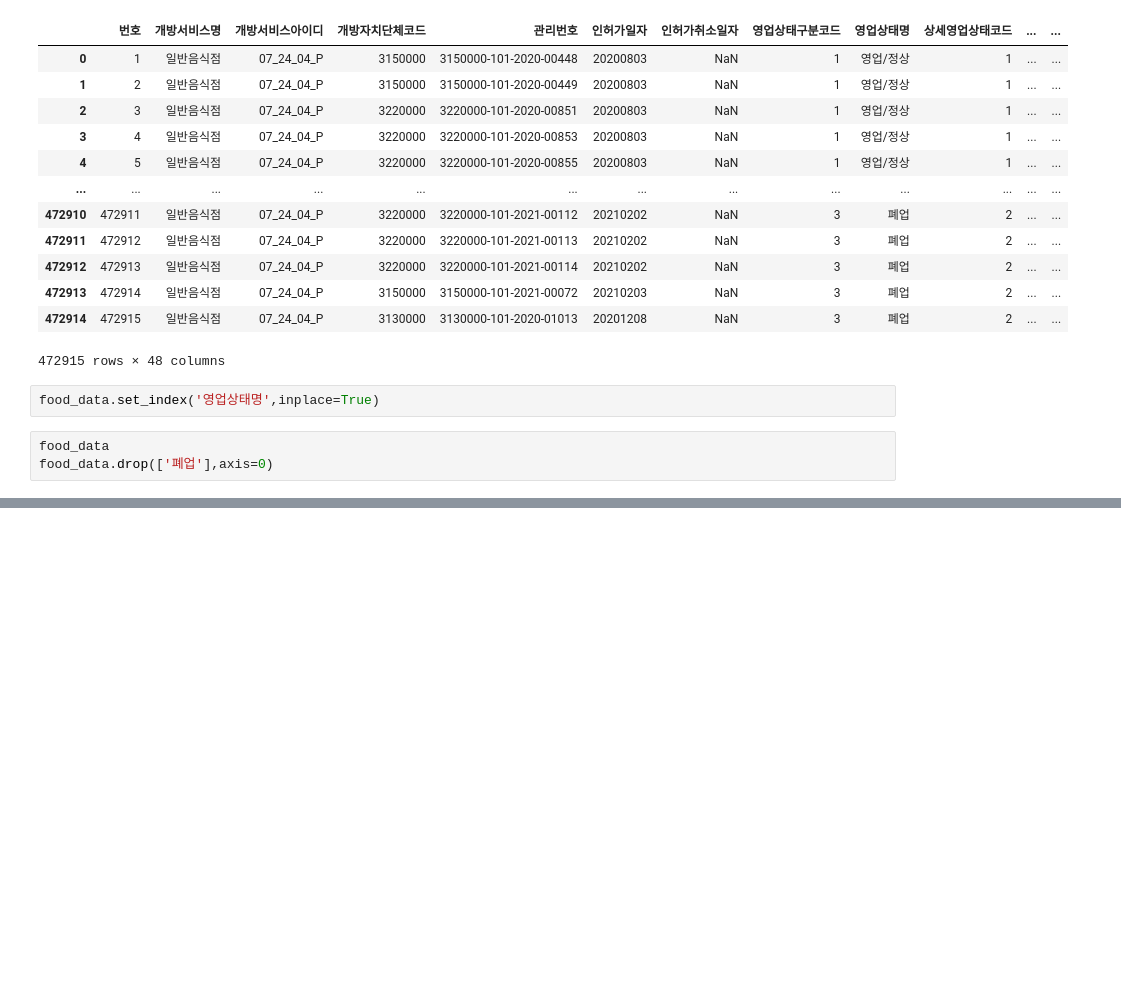
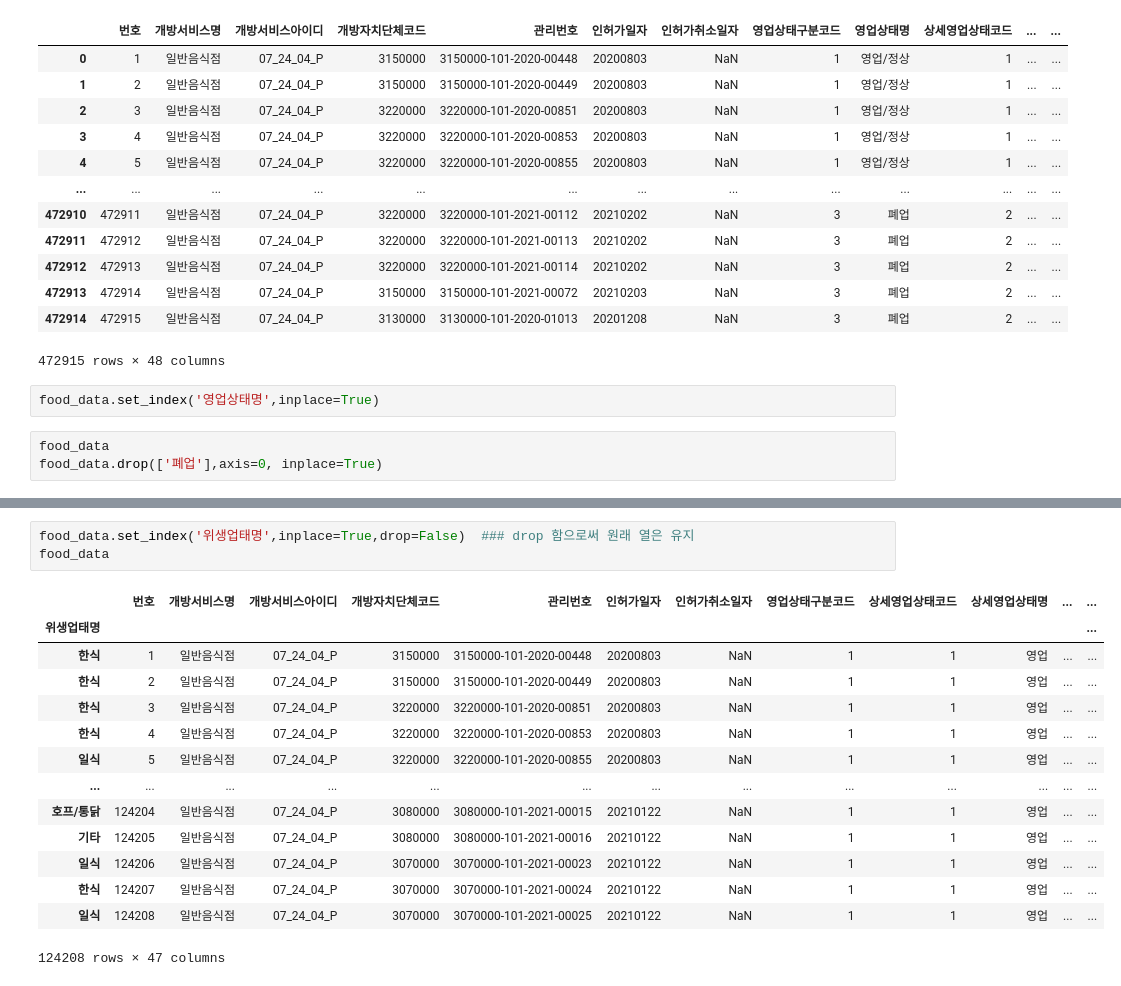
Before and after one commit to abcicecream/homewrork_incomplete, a Jupyter notebook: 과제2_음식점.ipynb, the cells around one changed output, grey strips where cells are left out. Cells and saved outputs as stored; diff of their text form; blank space fills up the shorter version.

```diff
--- a/과제2_음식점.ipynb
+++ b/과제2_음식점.ipynb
@@ -53,7 +53,7 @@ food_data
 food_data.set_index('영업상태명',inplace=True)
 # %%
 food_data
-food_data.drop(['폐업'],axis=0)
+food_data.drop(['폐업'],axis=0, inplace=True)
 # %% [output]
 |  | 번호 | 개방서비스명 | 개방서비스아이디 | 개방자치단체코드 | 관리번호 | 인허가일자 | 인허가취소일자 | 영업상태구분코드 | 상세영업상태코드 | 상세영업상태명 | ... | ... |
 | 영업상태명 |  |  |  |  |  |  |  |  |  |  |  | ... |
@@ -89,0 +89,18 @@ KeyError: "['폐업'] not found in axis"
+# %%
+food_data.set_index('위생업태명',inplace=True,drop=False)  ### drop 함으로써 원래 열은 유지
+food_data
+# %% [output]
+|  | 번호 | 개방서비스명 | 개방서비스아이디 | 개방자치단체코드 | 관리번호 | 인허가일자 | 인허가취소일자 | 영업상태구분코드 | 상세영업상태코드 | 상세영업상태명 | ... | ... |
+| 위생업태명 |  |  |  |  |  |  |  |  |  |  |  | ... |
+| 한식 | 1 | 일반음식점 | 07_24_04_P | 3150000 | 3150000-101-2020-00448 | 20200803 | NaN | 1 | 1 | 영업 | ... | ... |
+| 한식 | 2 | 일반음식점 | 07_24_04_P | 3150000 | 3150000-101-2020-00449 | 20200803 | NaN | 1 | 1 | 영업 | ... | ... |
+| 한식 | 3 | 일반음식점 | 07_24_04_P | 3220000 | 3220000-101-2020-00851 | 20200803 | NaN | 1 | 1 | 영업 | ... | ... |
+| 한식 | 4 | 일반음식점 | 07_24_04_P | 3220000 | 3220000-101-2020-00853 | 20200803 | NaN | 1 | 1 | 영업 | ... | ... |
+| 일식 | 5 | 일반음식점 | 07_24_04_P | 3220000 | 3220000-101-2020-00855 | 20200803 | NaN | 1 | 1 | 영업 | ... | ... |
+| ... | ... | ... | ... | ... | ... | ... | ... | ... | ... | ... | ... | ... |
+| 호프/통닭 | 124204 | 일반음식점 | 07_24_04_P | 3080000 | 3080000-101-2021-00015 | 20210122 | NaN | 1 | 1 | 영업 | ... | ... |
+| 기타 | 124205 | 일반음식점 | 07_24_04_P | 3080000 | 3080000-101-2021-00016 | 20210122 | NaN | 1 | 1 | 영업 | ... | ... |
+| 일식 | 124206 | 일반음식점 | 07_24_04_P | 3070000 | 3070000-101-2021-00023 | 20210122 | NaN | 1 | 1 | 영업 | ... | ... |
+| 한식 | 124207 | 일반음식점 | 07_24_04_P | 3070000 | 3070000-101-2021-00024 | 20210122 | NaN | 1 | 1 | 영업 | ... | ... |
+| 일식 | 124208 | 일반음식점 | 07_24_04_P | 3070000 | 3070000-101-2021-00025 | 20210122 | NaN | 1 | 1 | 영업 | ... | ... |
+124208 rows × 47 columns
```
Also changed, not shown: parts of 11 cells of this notebook.
